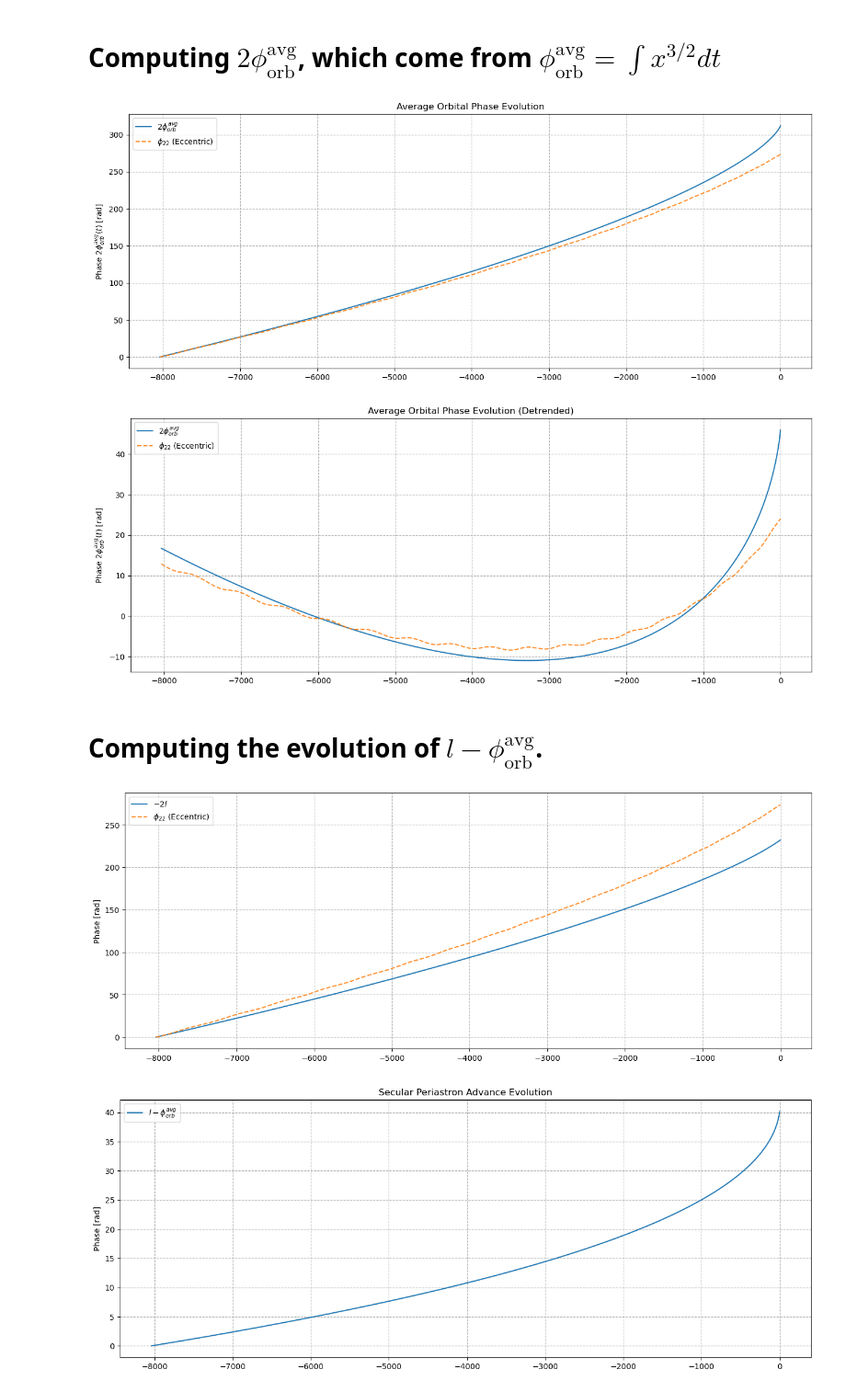
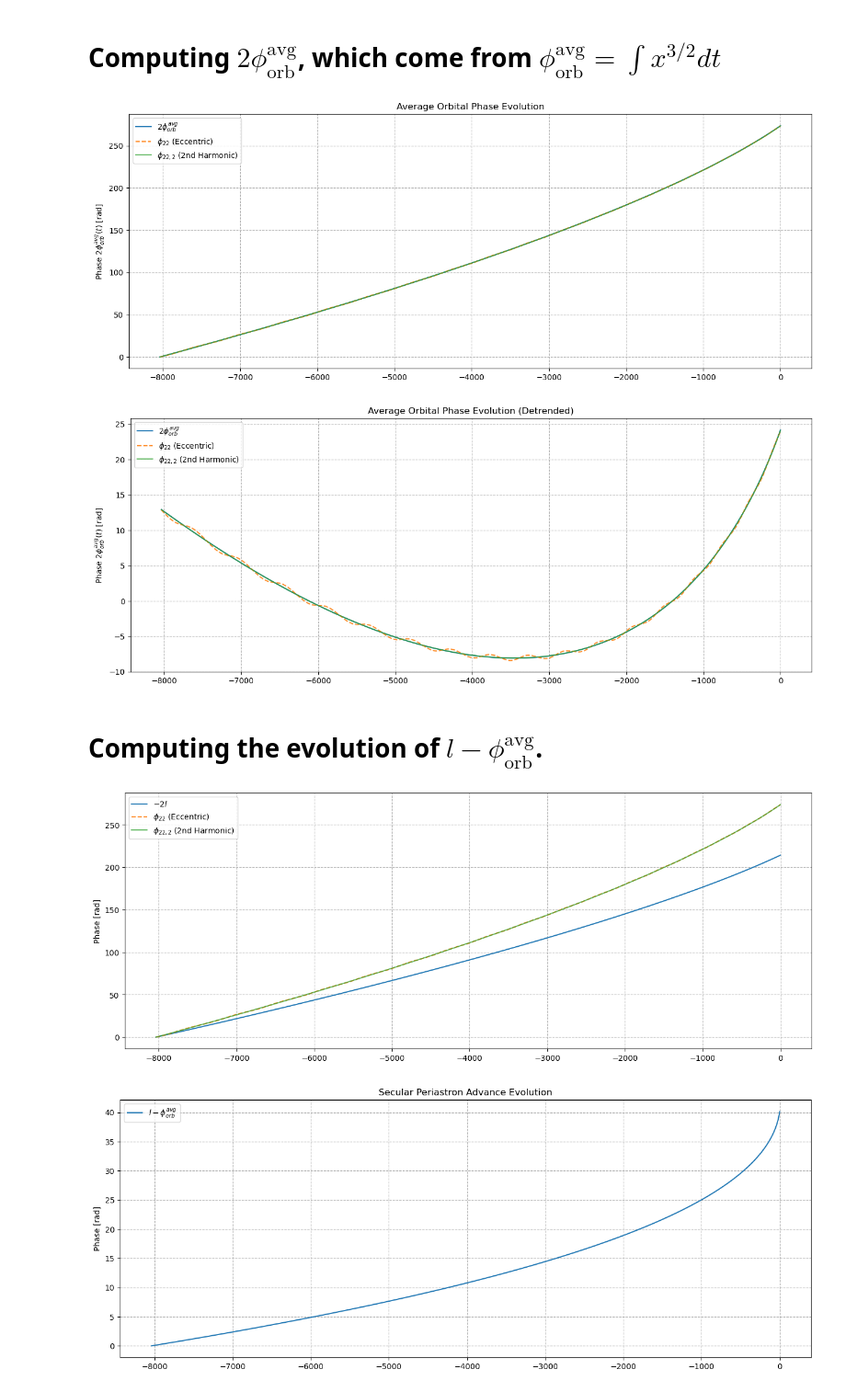
Before and after one commit to AfrozSaqlain/GWSurrogate, a Jupyter notebook: notebooks/eccentric_harmonics_e_0.1.ipynb, the cells around one changed output. Shown at 92% size. Cells and saved outputs as stored; diff of their text form; code cells hidden in the pictures.

```diff
--- a/notebooks/eccentric_harmonics_e_0.1.ipynb
+++ b/notebooks/eccentric_harmonics_e_0.1.ipynb
@@ -83,7 +83,7 @@ for i in mean_anomaly_array:
                                             modes_to_use=modes_to_use,
                                             return_orbital_params=['x'])
 
-    t_val_min_pointer = find_t_location(simulated_orb_vars['x'].sample_times / t_norm, simulated_orb_vars['x'].data, simulated_orb_vars['x'].data[200])
+    t_val_min_pointer = simulated_orb_vars['x'].sample_times[200] / t_norm.value
     t_val_max_pointer = find_t_location(simulated_orb_vars['x'].sample_times / t_norm, simulated_orb_vars['x'].data, 0.1)
 
     t_val_min_pointer -= t_val_max_pointer
@@ -322,3 +324,5 @@ plt.show()
+# %%
+phi_22_2 = np.unwrap(np.angle(sorted_harmonics[2]))
 # %% [markdown]
 # Computing $\phi_{22}^{\text{avg}}$ from the integration of the average of (2,2) mode angular frequency, $\omega_{22}$ (which in turn is obtained from taking average of the interpolants of extrema of raw $\omega_{22}$)
 # %%
@@ -441,7 +463,9 @@ plt.show()
 # %%
 x = orb_vars['x'].data
 
-x_spline = CubicSpline(orb_vars['x'].sample_times / t_norm, x)
+x_aligned_time = (orb_vars['x'].sample_times - find_t_location(orb_vars['x'].sample_times, orb_vars['x'].data, 0.1)) / t_norm
+
+x_spline = CubicSpline(x_aligned_time.data.value, x)
 x_reco = x_spline(common_time_grid)
 
 phi_avg_orb = 2 * np.cumsum(x_reco ** (3/2)) * dt
@@ -449,30 +473,36 @@ phi_avg_orb = 2 * np.cumsum(x_reco ** (3/2)) * dt
 plt.figure(figsize=(16, 6))
 plt.plot(common_time_grid, phi_avg_orb, label=r'$2\phi_{orb}^{avg}$')
 plt.plot(common_time_grid, - ref_signal_phase_reco, linestyle='--', alpha=0.9, label=r'$\phi_{22}$ (Eccentric)')
+plt.plot(common_time_grid, -(phi_22_2 - phi_22_2[0]), label=r'$\phi_{22,2}$ (2nd Harmonic)', alpha=0.7)
 plt.ylabel('Phase $2\phi_{orb}^{avg}(t)$ [rad]')
 plt.title('Average Orbital Phase Evolution')
 plt.legend()
 plt.grid(True, which="both", ls="--")
 plt.show()
 # %% [output]
-[figure, old version]
+[figure, new version]
 # %%
 plt.figure(figsize=(16, 6))
 plt.plot(common_time_grid, detrend(phi_avg_orb), label=r'$2\phi_{orb}^{avg}$')
 plt.plot(common_time_grid, - detrend(ref_signal_phase_reco), linestyle='--', alpha=0.9, label=r'$\phi_{22}$ (Eccentric)')
+plt.plot(common_time_grid, -detrend((phi_22_2 - phi_22_2[0])), label=r'$\phi_{22,2}$ (2nd Harmonic)', alpha=0.7)
 plt.ylabel('Phase $2\phi_{orb}^{avg}(t)$ [rad]')
 plt.title('Average Orbital Phase Evolution (Detrended)')
 plt.legend()
 plt.grid(True, which="both", ls="--")
 plt.show()
 # %% [output]
-[figure, old version]
+[figure, new version]
 # %% [markdown]
 # Computing the evolution of $l - \phi^{\text{avg}}_{\text{orb}}$.
 # %%
 l = orb_vars['l']
 
-l_spline = CubicSpline(orb_vars['l'].sample_times / t_norm, l)
+l_aligned_time = (orb_vars['l'].sample_times - find_t_location(orb_vars['x'].sample_times, orb_vars['x'].data, 0.1)) / t_norm
+
+# x_spline = CubicSpline(x_aligned_time.data.value, x)
+
+l_spline = CubicSpline(l_aligned_time.data.value, l)
 l_reco = l_spline(common_time_grid)
 l_reco -= l_reco[0]
 
@@ -482,12 +512,13 @@ plt.figure(figsize=(16, 6))
 # plt.plot(common_time_grid, -secular_periastron_advance, label=r'$l - \phi_{orb}^{avg}/2$')
 plt.plot(common_time_grid, 2*l_reco, label=r'$-2l$')
 plt.plot(common_time_grid, - ref_signal_phase_reco, linestyle='--', alpha=0.9, label=r'$\phi_{22}$ (Eccentric)')
+plt.plot(common_time_grid, -(phi_22_2 - phi_22_2[0]), label=r'$\phi_{22,2}$ (2nd Harmonic)', alpha=0.7)
 plt.ylabel('Phase [rad]')
 plt.legend()
 plt.grid(True, which="both", ls="--")
 plt.show()
 # %% [output]
-[figure, old version]
+[figure, new version]
 # %%
 plt.figure(figsize=(16, 6))
 plt.plot(common_time_grid, -secular_periastron_advance, label=r'$l - \phi_{orb}^{avg}$')
```
Also changed, not shown: parts of 9 cells of this notebook, 2 other files.
